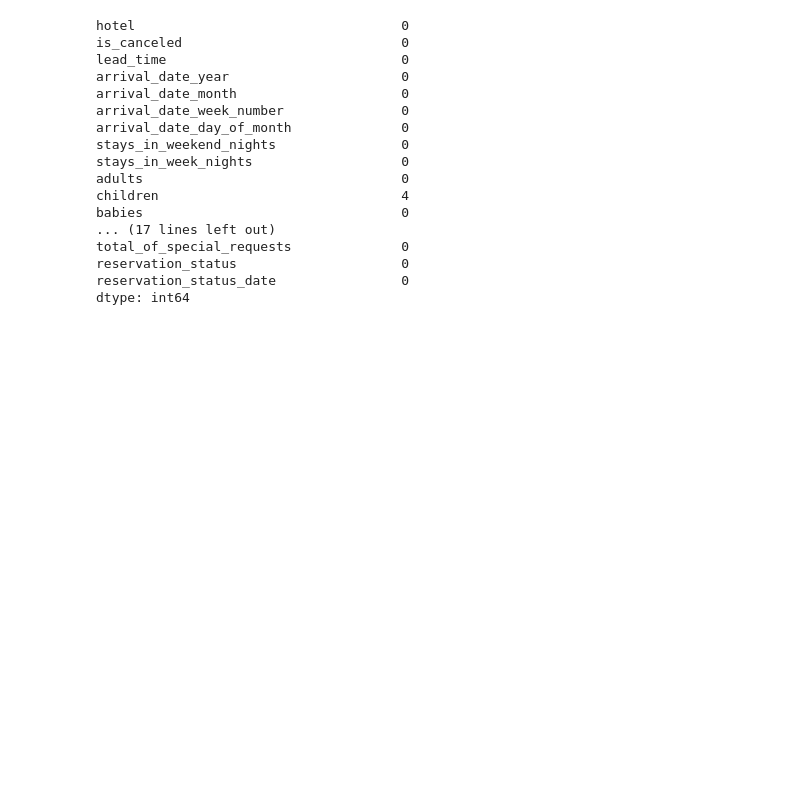
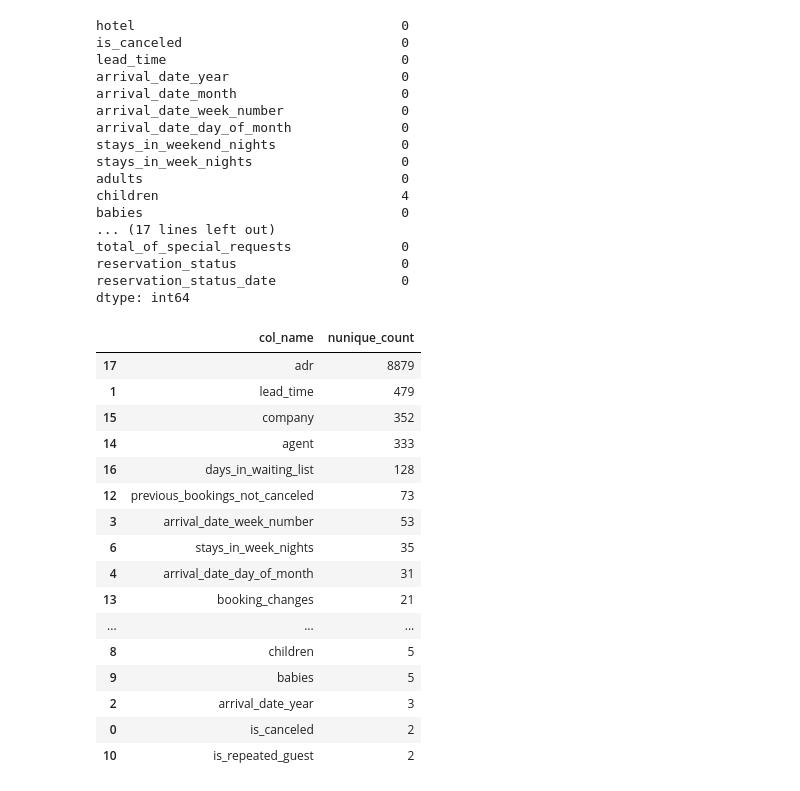
Before and after one commit to josephburton06/Hotel-Bookings, a Jupyter notebook: hotel_bookings.ipynb, the cells around one changed output. Saved outputs shown, nothing was run; the diff lists cells and outputs as text; code cells hidden in the pictures; blank space fills up the shorter version.

```diff
--- a/hotel_bookings.ipynb
+++ b/hotel_bookings.ipynb
@@ -105,3 +87,27 @@ total_of_special_requests              0
 reservation_status                     0
 reservation_status_date                0
 dtype: int64
+# %%
+numeric_cols = list(df.select_dtypes(include=['float64', 'int64']))
+nunique_counts = pd.DataFrame(columns=['col_name', 'nunique_count'])
+for col in numeric_cols:
+    nunique_counts = nunique_counts.append({'col_name': str(col), 'nunique_count': df[col].nunique()} ,ignore_index=True)
+nunique_counts.sort_values(by=['nunique_count'], ascending=False)
+# %% [output]
+|  | col_name | nunique_count |
+| 17 | adr | 8879 |
+| 1 | lead_time | 479 |
+| 15 | company | 352 |
+| 14 | agent | 333 |
+| 16 | days_in_waiting_list | 128 |
+| 12 | previous_bookings_not_canceled | 73 |
+| 3 | arrival_date_week_number | 53 |
+| 6 | stays_in_week_nights | 35 |
+| 4 | arrival_date_day_of_month | 31 |
+| 13 | booking_changes | 21 |
+| ... | ... | ... |
+| 8 | children | 5 |
+| 9 | babies | 5 |
+| 2 | arrival_date_year | 3 |
+| 0 | is_canceled | 2 |
+| 10 | is_repeated_guest | 2 |
```
Also changed, not shown: parts of 7 cells of this notebook.
